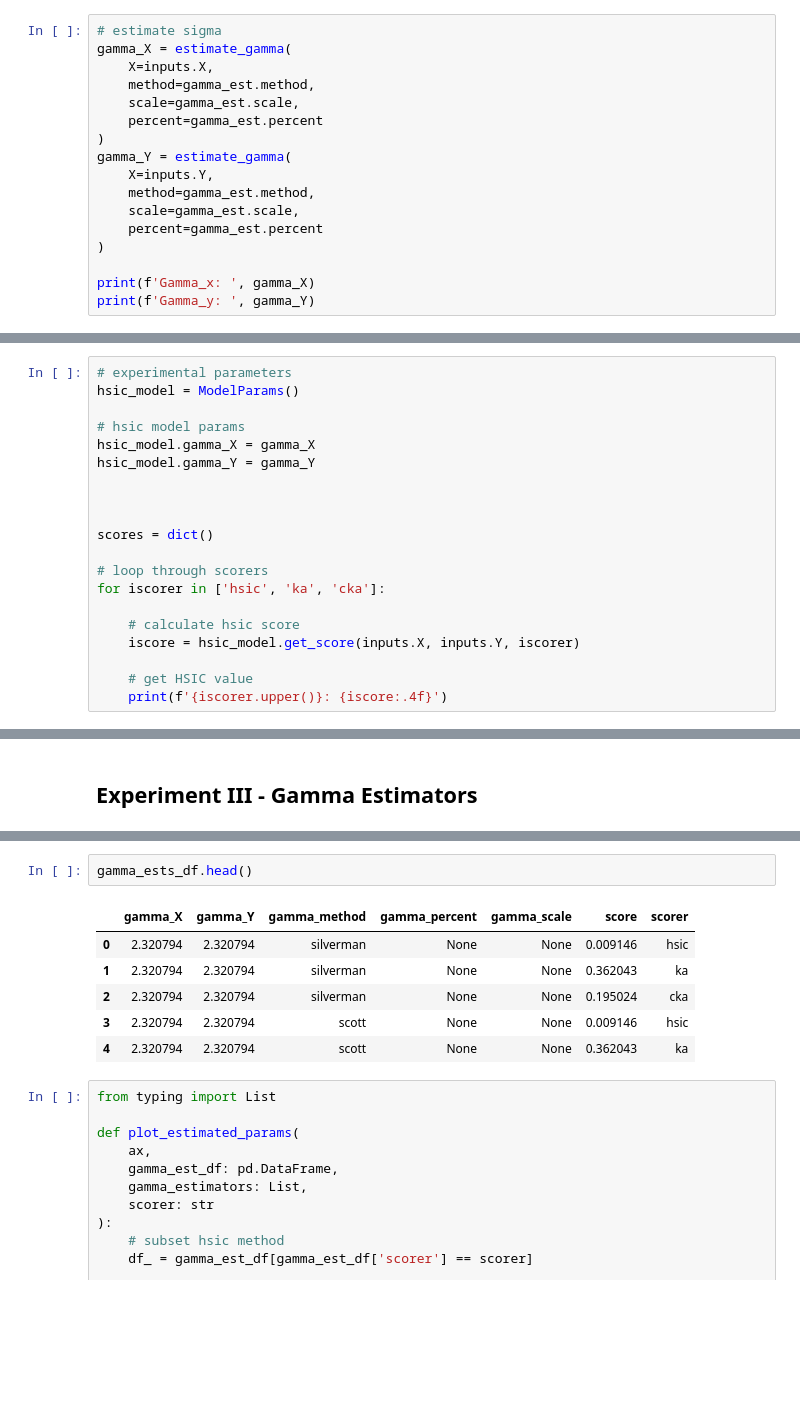
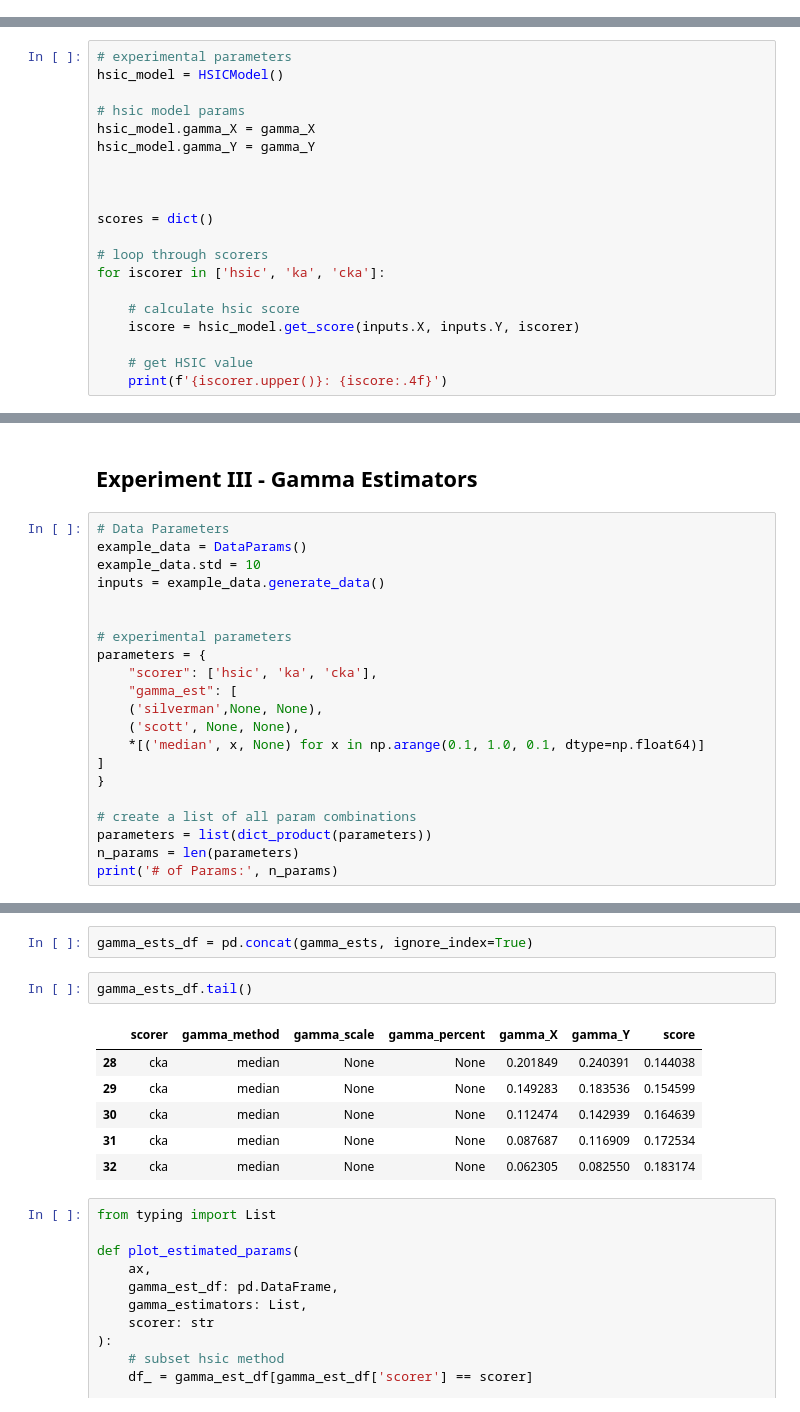
Before and after one commit to jejjohnson/hsic_alignment, a Jupyter notebook: notebooks/4_distributions/2.1_exp_gamma_space.ipynb, the cells around one changed output, grey strips where cells are left out. Drawn from its saved outputs; the diff is of its cells as text; blank space fills up the shorter version.

```diff
--- a/notebooks/4_distributions/2.1_exp_gamma_space.ipynb
+++ b/notebooks/4_distributions/2.1_exp_gamma_space.ipynb
@@ -159,17 +182,0 @@ gamma_est = GammaParam(method='median', percent=None, scale=None)
-# %%
-# estimate sigma
-gamma_X = estimate_gamma(
-    X=inputs.X,
-    method=gamma_est.method,
-    scale=gamma_est.scale,
-    percent=gamma_est.percent
-)
-gamma_Y = estimate_gamma(
-    X=inputs.Y,
-    method=gamma_est.method,
-    scale=gamma_est.scale,
-    percent=gamma_est.percent
-)
-
-print(f'Gamma_x: ', gamma_X)
-print(f'Gamma_y: ', gamma_Y)
@@ -268,7 +223,7 @@ $$cTKA = \frac{\langle K_xH,K_yH \rangle_F}{||K_xH||_F||K_yH||_F}$$
 Notice: We have the centered kernels and a normalization factor.
 # %%
 # experimental parameters
-hsic_model = ModelParams()
+hsic_model = HSICModel()
 
 # hsic model params
 hsic_model.gamma_X = gamma_X
@@ -453,2 +406,23 @@ plt.show()
 # %% [markdown]
 ## Experiment III - Gamma Estimators
+# %%
+# Data Parameters
+example_data = DataParams()
+example_data.std = 10
+inputs = example_data.generate_data()
+
+
+# experimental parameters
+parameters = {
+    "scorer": ['hsic', 'ka', 'cka'],
+    "gamma_est": [
+    ('silverman',None, None),
+    ('scott', None, None),
+    *[('median', x, None) for x in np.arange(0.1, 1.0, 0.1, dtype=np.float64)]
+]
+}
+
+# create a list of all param combinations
+parameters = list(dict_product(parameters))
+n_params = len(parameters)
+print('# of Params:', n_params)
@@ -531,14 +494,16 @@ for imethod in tqdm(gamma_estimators):
 
 # results_df.head()
+# %%
+gamma_ests_df = pd.concat(gamma_ests, ignore_index=True)
 # %%
-gamma_ests_df.head()
+gamma_ests_df.tail()
 # %% [output]
-|  | gamma_X | gamma_Y | gamma_method | gamma_percent | gamma_scale | score | scorer |
-| 0 | 2.320794 | 2.320794 | silverman | None | None | 0.009146 | hsic |
-| 1 | 2.320794 | 2.320794 | silverman | None | None | 0.362043 | ka |
-| 2 | 2.320794 | 2.320794 | silverman | None | None | 0.195024 | cka |
-| 3 | 2.320794 | 2.320794 | scott | None | None | 0.009146 | hsic |
-| 4 | 2.320794 | 2.320794 | scott | None | None | 0.362043 | ka |
+|  | scorer | gamma_method | gamma_scale | gamma_percent | gamma_X | gamma_Y | score |
+| 28 | cka | median | None | None | 0.201849 | 0.240391 | 0.144038 |
+| 29 | cka | median | None | None | 0.149283 | 0.183536 | 0.154599 |
+| 30 | cka | median | None | None | 0.112474 | 0.142939 | 0.164639 |
+| 31 | cka | median | None | None | 0.087687 | 0.116909 | 0.172534 |
+| 32 | cka | median | None | None | 0.062305 | 0.082550 | 0.183174 |
 # %%
 from typing import List
 
```
Also changed, not shown: parts of 38 cells of this notebook, 6 other files.
